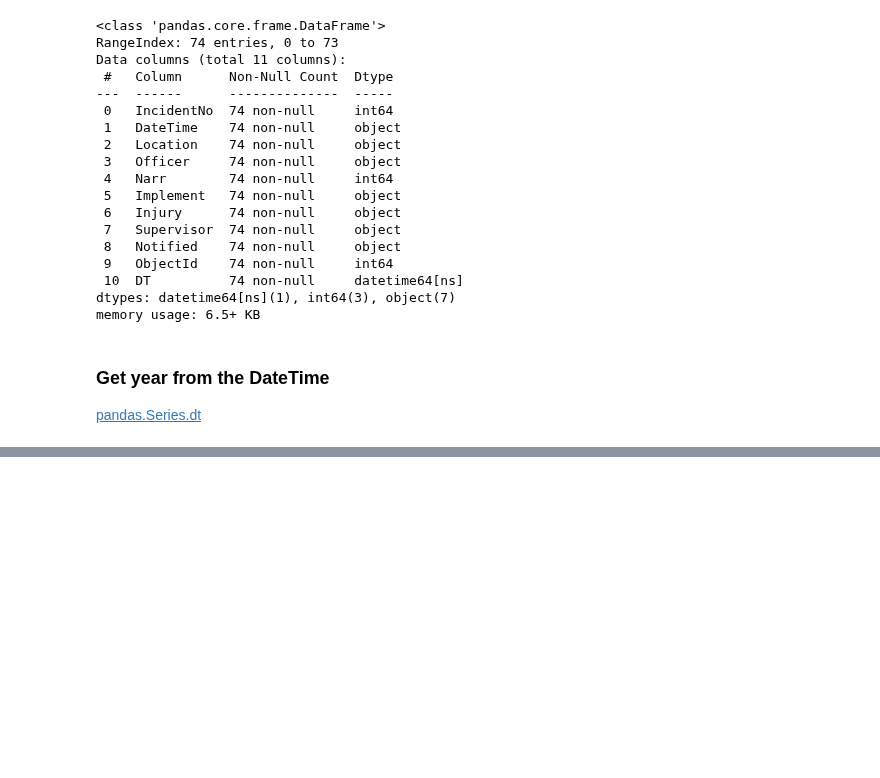
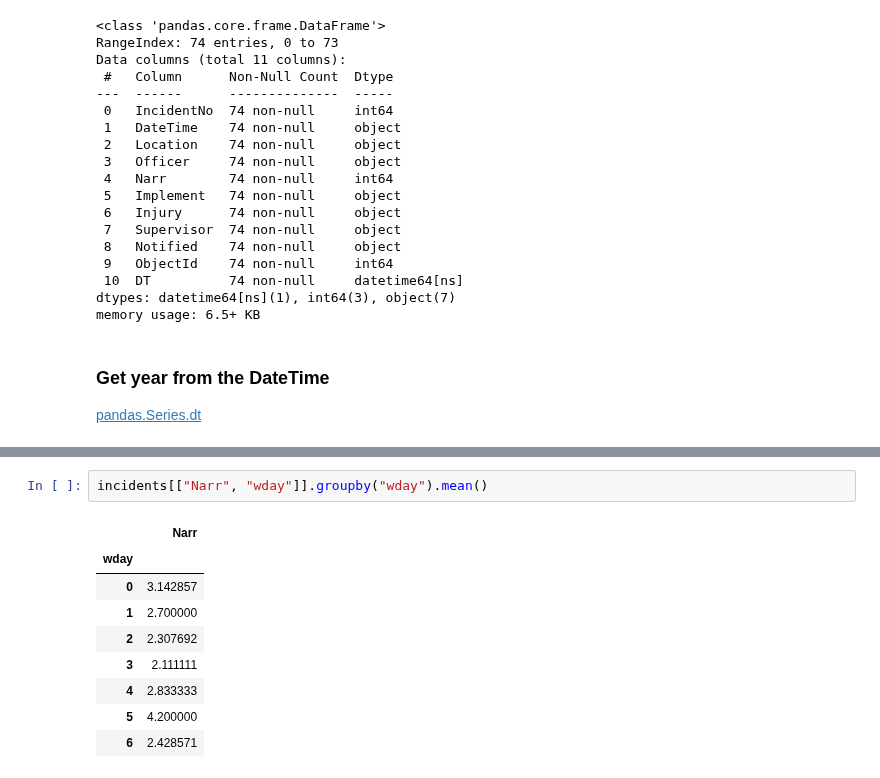
Before and after one commit to gisynw/ssj-302_V1, a Jupyter notebook: docs/Lectures/Week04_Pandas.ipynb, the cells around one changed output, grey strips where cells are left out. Saved outputs shown, nothing was run; the diff lists cells and outputs as text; blank space fills up the shorter version.

```diff
--- a/docs/Lectures/Week04_Pandas.ipynb
+++ b/docs/Lectures/Week04_Pandas.ipynb
@@ -374,0 +404,12 @@ incidents[hour]
+# %%
+incidents[["Narr", "wday"]].groupby("wday").mean()
+# %% [output]
+|  | Narr |
+| wday |  |
+| 0 | 3.142857 |
+| 1 | 2.700000 |
+| 2 | 2.307692 |
+| 3 | 2.111111 |
+| 4 | 2.833333 |
+| 5 | 4.200000 |
+| 6 | 2.428571 |
```
Also changed, not shown: parts of 19 cells of this notebook, 2 other files.
